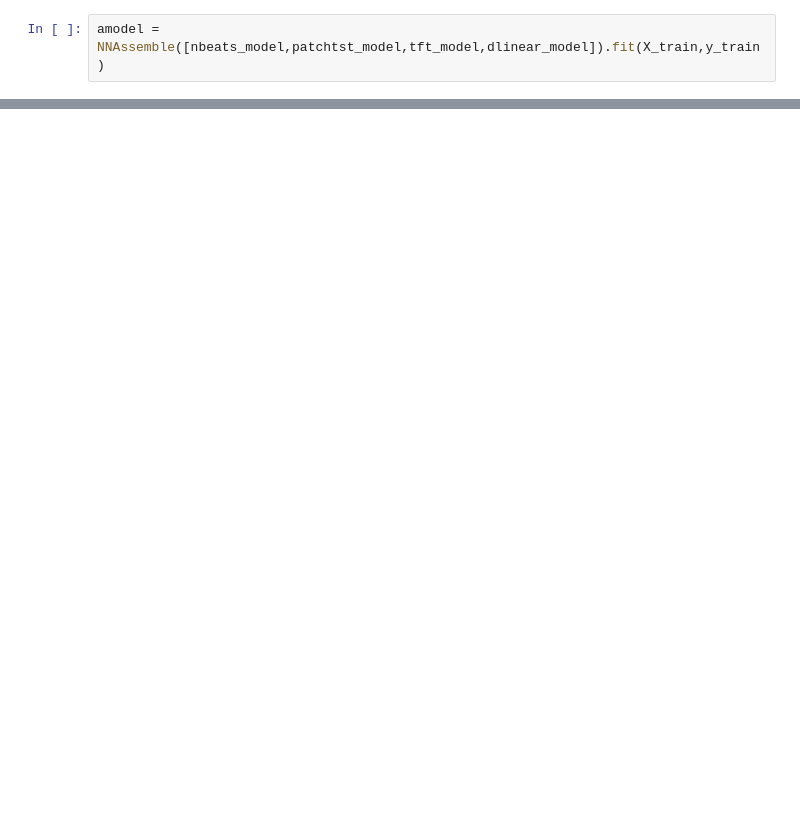
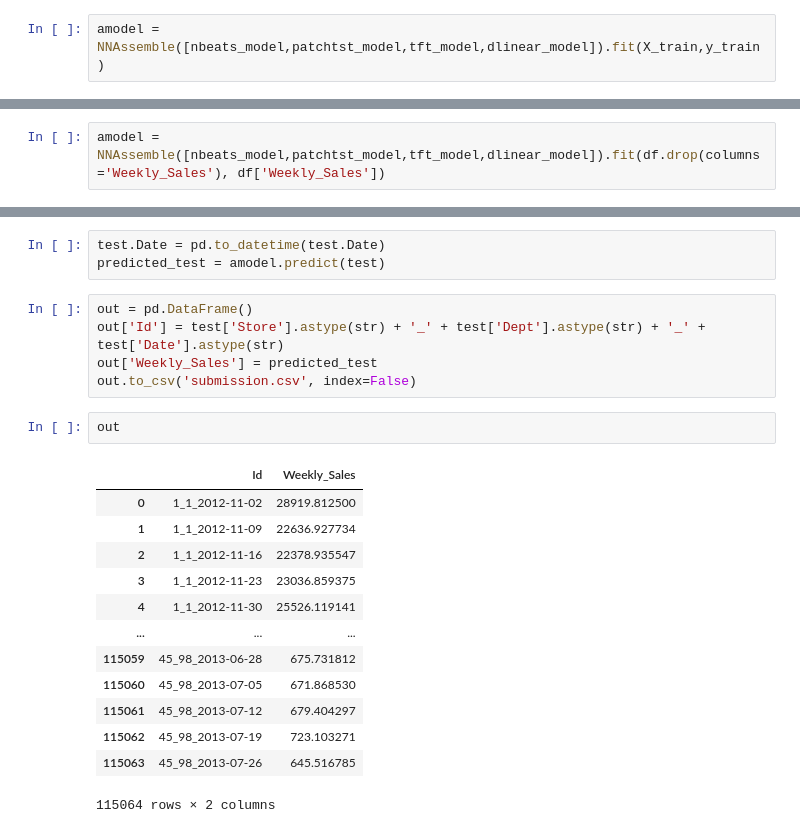
Before and after one commit to azhgh22/Walmart-Recruiting-Store-Sales-Forecasting, a Jupyter notebook: notebooks/unnamed.ipynb, the cells around one changed output, grey strips where cells are left out. Drawn from its saved outputs; the diff is of its cells as text; blank space fills up the shorter version.

```diff
--- a/notebooks/unnamed.ipynb
+++ b/notebooks/unnamed.ipynb
@@ -288,0 +365,2 @@ amodel = NNAssemble([nbeats_model,patchtst_model,tft_model,dlinear_model]).fit(X
+# %%
+amodel = NNAssemble([nbeats_model,patchtst_model,tft_model,dlinear_model]).fit(df.drop(columns='Weekly_Sales'), df['Weekly_Sales'])
@@ -288,0 +426,24 @@ amodel = NNAssemble([nbeats_model,patchtst_model,tft_model,dlinear_model]).fit(X
+# %%
+test.Date = pd.to_datetime(test.Date)
+predicted_test = amodel.predict(test)
+# %%
+out = pd.DataFrame()
+out['Id'] = test['Store'].astype(str) + '_' + test['Dept'].astype(str) + '_' + test['Date'].astype(str)
+out['Weekly_Sales'] = predicted_test
+out.to_csv('submission.csv', index=False)
+# %%
+out
+# %% [output]
+|  | Id | Weekly_Sales |
+| 0 | 1_1_2012-11-02 | 28919.812500 |
+| 1 | 1_1_2012-11-09 | 22636.927734 |
+| 2 | 1_1_2012-11-16 | 22378.935547 |
+| 3 | 1_1_2012-11-23 | 23036.859375 |
+| 4 | 1_1_2012-11-30 | 25526.119141 |
+| ... | ... | ... |
+| 115059 | 45_98_2013-06-28 | 675.731812 |
+| 115060 | 45_98_2013-07-05 | 671.868530 |
+| 115061 | 45_98_2013-07-12 | 679.404297 |
+| 115062 | 45_98_2013-07-19 | 723.103271 |
+| 115063 | 45_98_2013-07-26 | 645.516785 |
+115064 rows × 2 columns
```
Also changed, not shown: parts of 8 cells of this notebook.
